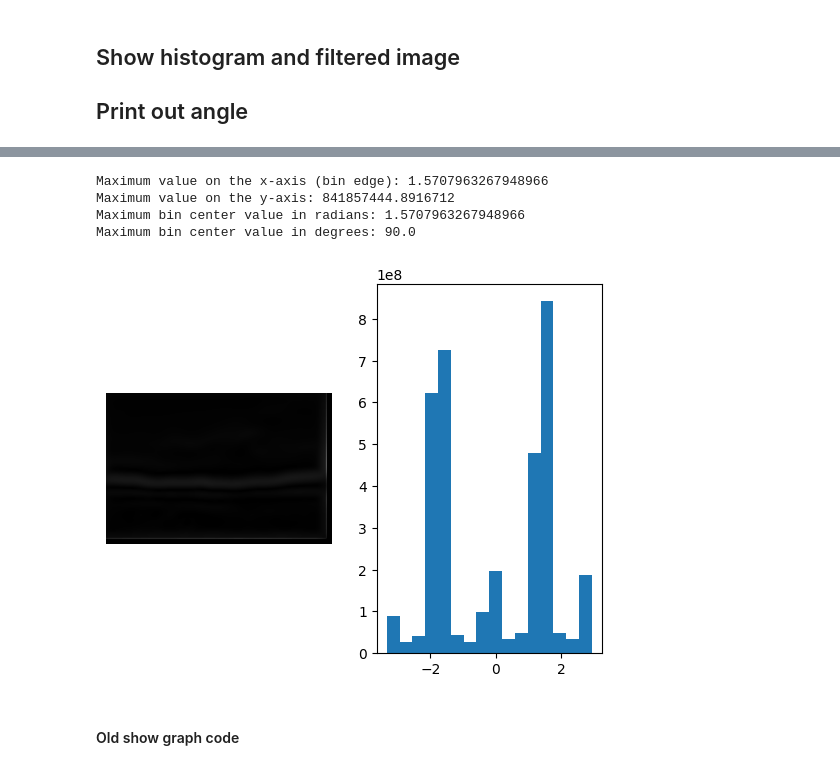
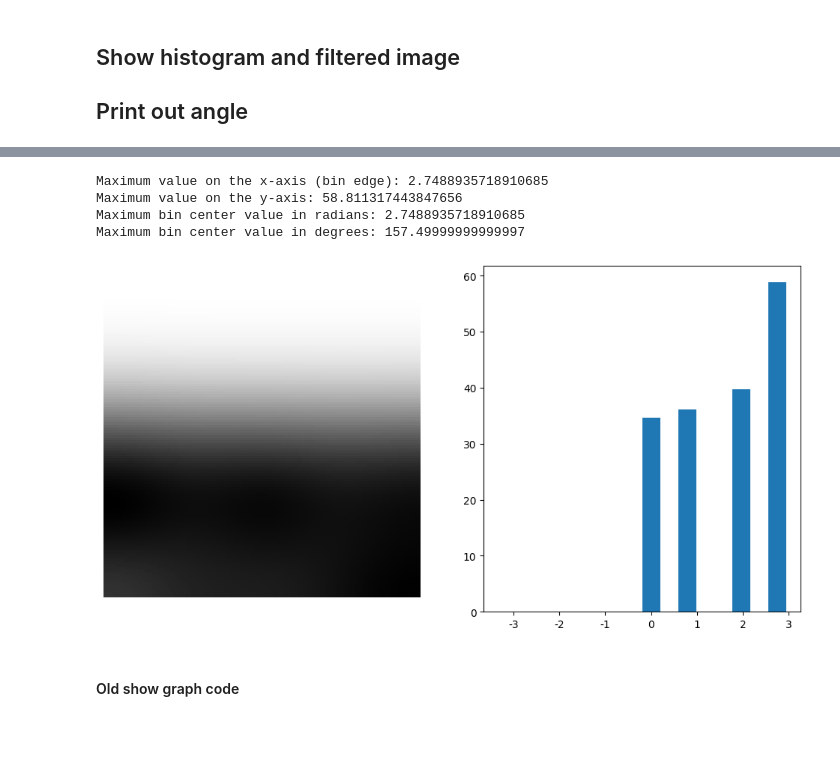
Before and after one commit to NikolaPopovski1/angle_of_picture, a Jupyter notebook: main_jupiter.ipynb, the cells around one changed output, grey strips where cells are left out. Saved outputs shown, nothing was run; the diff lists cells and outputs as text; code cells hidden in the pictures; blank space fills up the shorter version.

Commit message:
Changed Gaussian
Used Gaussian blur from library and its produces a much better result, but it is still not working. Must make a few minor changes

```diff
--- a/main_jupiter.ipynb
+++ b/main_jupiter.ipynb
@@ -14 +12,10 @@ slika = (slika).mean(2)
+# %%
+# Use an absolute path to the image file
+image_path = os.path.abspath('images/primer_0.25_pi_rad.png')
+
+# Load the image
+slika = plt.imread(image_path)[:, :, :3]
+
+# Convert to grayscale by averaging the RGB channels
+slika = slika.mean(2)
 # %%
@@ -17,7 +24,11 @@ slika_gray = np.dot(slika[..., :3], weights)
 # %% [markdown]
 ### Apply Gaussian filter
 # %%
-sigma = 20.0
+#apply gaussian filter from ndimage library
+slika_conv_gaussian = ndimage.gaussian_filter(slika, sigma=20)
+
+"""
+sigma = 1.0
 velikost_jedra = int(3*sigma)
 # koordinate jedra po x dimenziji
 x = np.arange(-velikost_jedra, velikost_jedra+1)
@@ -29,3 +40,5 @@ C = np.eye(2)*1/sigma**2
 jedro_gauss = np.exp(-1*(jedro_tocke.T.dot(C)*jedro_tocke.T).sum(1)).reshape(X.shape)
 
 slika_conv_gaussian = ndimage.convolve(slika, jedro_gauss, mode='constant', cval=0.0)
+plt.imshow(slika)
+"""
@@ -32,3 +47,8 @@ slika_conv_gaussian = ndimage.convolve(slika, jedro_gauss, mode='constant', cval
+# %%
+f=np.zeros((31, 31))
+f[0, 0] = 1
+
+slika_filt = ndimage.convolve(slika_conv_gaussian, f, mode='constant', cval=0)
 # %% [markdown]
 ### Apply Sobel filter
 ### Make magnitude
@@ -44,8 +64,8 @@ jedro_sobel_dy = np.array([
     [-1, -2, -1]
 ])
 
-slika_dx = ndimage.convolve(slika_conv_gaussian, jedro_sobel_dx, mode='constant', cval=0.0)
-slika_dy = ndimage.convolve(slika_conv_gaussian, jedro_sobel_dy, mode='constant', cval=0.0)
+slika_dx = ndimage.convolve(slika_filt, jedro_sobel_dx, mode='constant', cval=0.0)
+slika_dy = ndimage.convolve(slika_filt, jedro_sobel_dy, mode='constant', cval=0.0)
 # slika_dx_and_dy = ndimage.convolve(slika_dx, jedro_sobel_dy, mode='constant', cval=0.0)
 #"""
 slika_rob_mag = (slika_dx**2 + slika_dy**2)**0.5 # samo pitagorov izrek
@@ -53,8 +73,8 @@ slika_rob_mag = (slika_dx**2 + slika_dy**2)**0.5 # samo pitagorov izrek
 slika_rob_smer = np.arctan2(slika_dy, slika_dx)
 
 # Apply Sobel filters to the image
-slika_sobel_dx = ndimage.convolve(slika_conv_gaussian, jedro_sobel_dx, mode='constant', cval=0.0)
-slika_sobel_dy = ndimage.convolve(slika_conv_gaussian, jedro_sobel_dy, mode='constant', cval=0.0)
+slika_sobel_dx = ndimage.convolve(slika_filt, jedro_sobel_dx, mode='constant', cval=0.0)
+slika_sobel_dy = ndimage.convolve(slika_filt, jedro_sobel_dy, mode='constant', cval=0.0)
 
 # Compute the magnitude of the gradient
 slika_sobel = np.hypot(slika_sobel_dx, slika_sobel_dy)
@@ -100,29 +156,35 @@ max_bin_degrees = np.degrees(max_x)
 # %%
 print(f"Maximum value on the x-axis (bin edge): {max_x}")
 print(f"Maximum value on the y-axis: {max_y}")
 print(f"Maximum bin center value in radians: {max_x}")
 print(f"Maximum bin center value in degrees: {max_bin_degrees}")
 
 
 #max_y = x[np.where(hist_smeri_y == hist_smeri_y.max())]
 #print(f"Maximum: {hist_bins[max_y]}")
 
 
 # Plot the image and histogram
-plt.figure()
+plt.figure(figsize=(12, 6))
+
 plt.subplot(1, 2, 1)
-plt.imshow(slika_filt, cmap='gray')
+plt.imshow(slika_conv_gaussian, cmap='gray')
 plt.axis('off')
+
 plt.subplot(1, 2, 2)
 # 16 bins, count is height, width is the difference between two edges
-plt.bar(hist_bins[:-1], hist_smeri_x, width=hist_bins[1] - hist_bins[0])
+plt.bar(hist_bins[:-1], hist_smeri_x, width=hist_bins[2] - hist_bins[1])
+
+# Set x-ticks to -3, -2, -1, 0, 1, 2, 3
+plt.xticks(ticks=np.linspace(-3, 3, 7), labels=['-3', '-2', '-1', '0', '1', '2', '3'])
+
 plt.show()
 # %% [output]
-Maximum value on the x-axis (bin edge): 1.5707963267948966
-Maximum value on the y-axis: 841857444.8916712
-Maximum bin center value in radians: 1.5707963267948966
-Maximum bin center value in degrees: 90.0
+Maximum value on the x-axis (bin edge): 2.7488935718910685
+Maximum value on the y-axis: 58.811317443847656
+Maximum bin center value in radians: 2.7488935718910685
+Maximum bin center value in degrees: 157.49999999999997
-[figure, old version]
+[figure, new version]
 # %% [markdown]
 #### Old show graph code
 # %%
```
Also changed, not shown: parts of 6 cells of this notebook, 3 other files.
